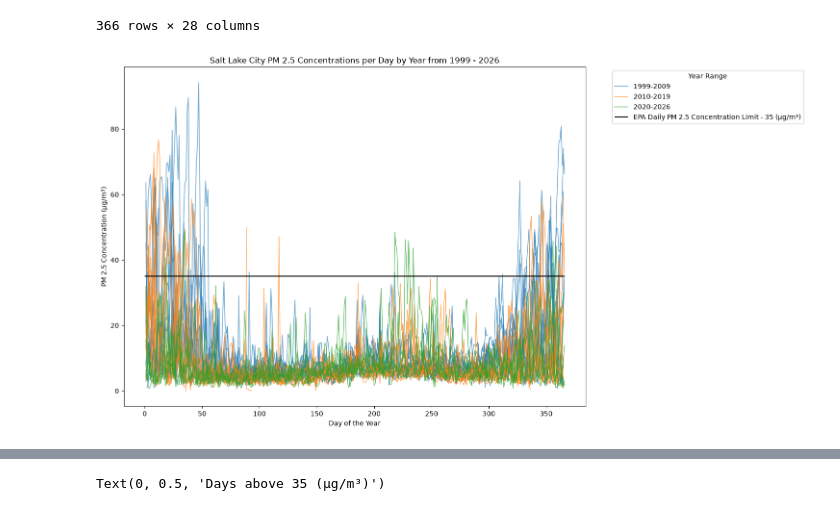
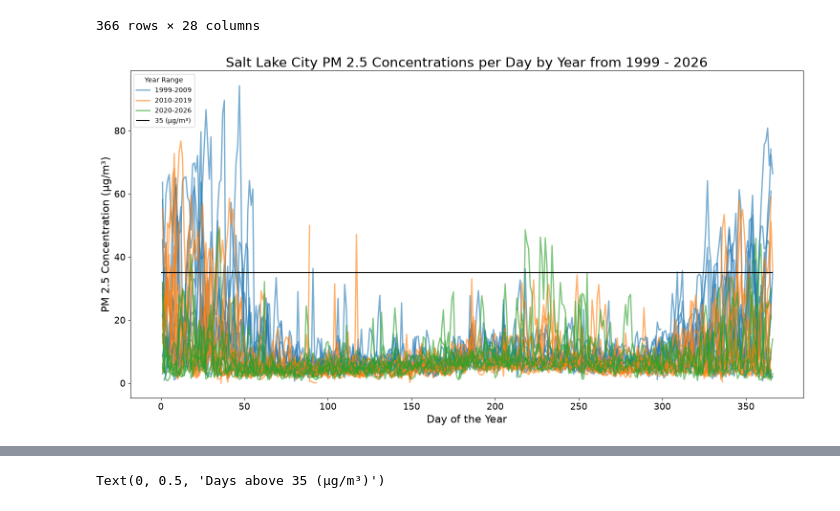
Before and after one commit to sodoo-gadal/UROP-SLC-AQ-, a Jupyter notebook: Salt_Lake_City_AQI/hourly_time_series.ipynb, the cells around one changed output, grey strips where cells are left out. Drawn from its saved outputs; the diff is of its cells as text; code cells hidden in the pictures.

Commit message:
updated the by day of year graph to be more readable!

```diff
--- a/Salt_Lake_City_AQI/hourly_time_series.ipynb
+++ b/Salt_Lake_City_AQI/hourly_time_series.ipynb
@@ -116,37 +116,38 @@ fig2, ax2 = plt.subplots(figsize=(15,8))
 legend_labels = set()
 
 for year in range(1999, 2027):
     col = year if year in pivoted.columns else str(year)
     if col not in pivoted.columns:
         continue
 
     colors, bin_label = year_bins(year)
 
     if bin_label not in legend_labels:
         label = bin_label
         legend_labels.add(bin_label)
     else:
         label = None
 
     ax2.plot(
         pivoted.index,
         pivoted[col],
         label = label,
         color=colors,
         alpha = 0.6,
-        linewidth=1.2
+        linewidth=2,
     )
 
-ax2.set_title("Salt Lake City PM 2.5 Concentrations per Day by Year from 1999 - 2026")
-ax2.set_xlabel("Day of the Year")
-ax2.set_ylabel("PM 2.5 Concentration (µg/m³)")
+ax2.set_title("Salt Lake City PM 2.5 Concentrations per Day by Year from 1999 - 2026", fontsize = 20)
+ax2.set_xlabel("Day of the Year", fontsize = 16)
+ax2.set_ylabel("PM 2.5 Concentration (µg/m³)", fontsize = 16)
+ax2.tick_params(axis='both', which='major', labelsize=14)
 plt.hlines(
-    y=35, xmin = 0, xmax = 366, colors = "black",  label = "EPA Daily PM 2.5 Concentration Limit - 35 (µg/m³)"
+    y=35, xmin = 0, xmax = 366, colors = "black",  label = "35 (µg/m³)"
 )
-plt.legend(bbox_to_anchor=(1.05,1), loc='upper left', title="Year Range")
+plt.legend(loc='upper left', title="Year Range")
 
 plt.tight_layout()
 plt.show()
 # plt.close()
 # %% [output]
-[figure, old version]
+[figure, new version]
```
Also changed, not shown: parts of 1 cell of this notebook.
